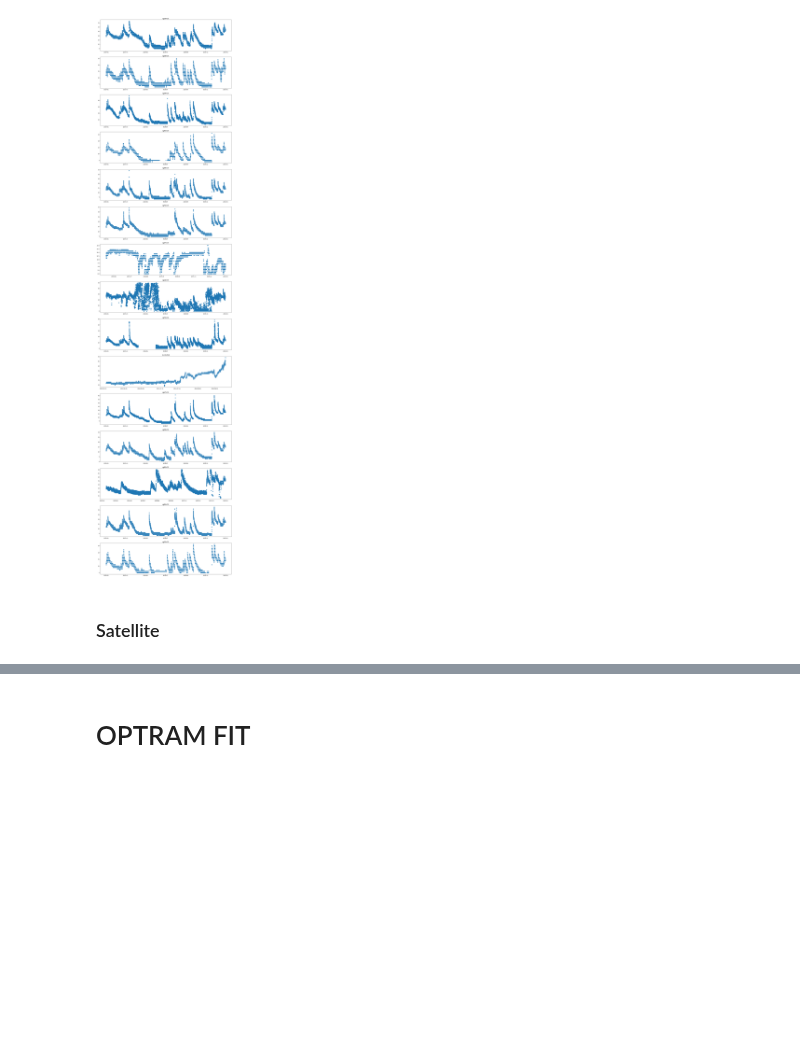
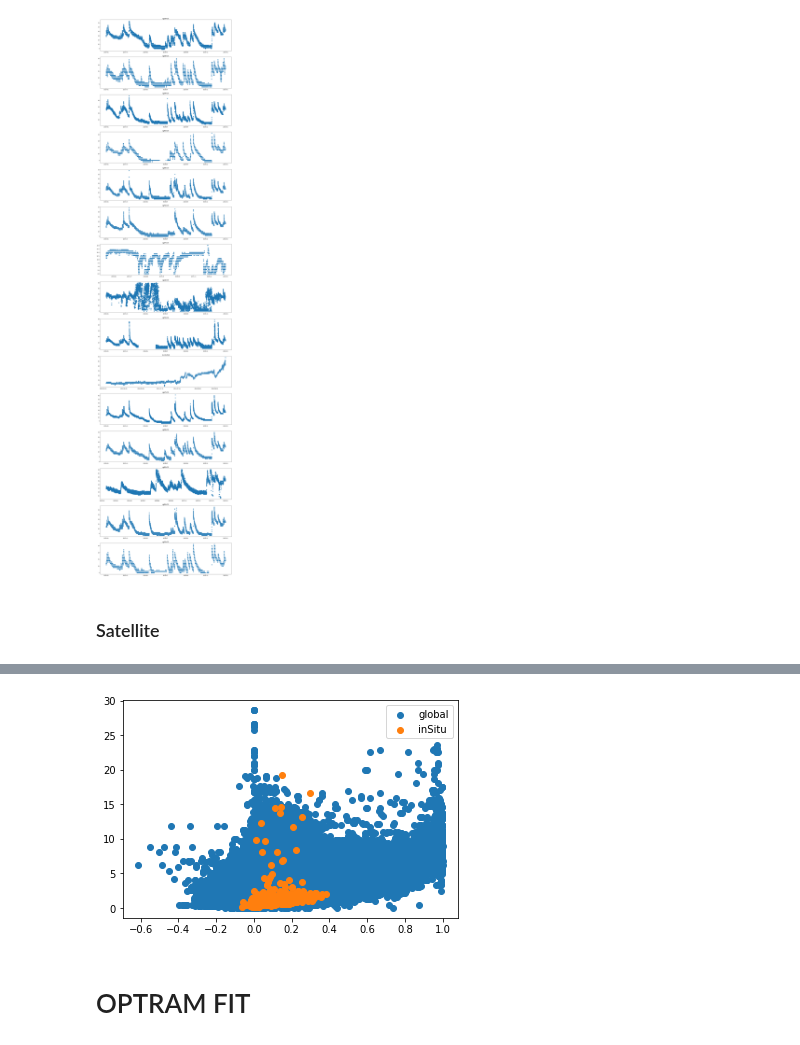
Before and after one commit to VicenteYago/OPTRAM, a Jupyter notebook: OPTRAM.ipynb, the cells around one changed output, grey strips where cells are left out. Cells and saved outputs as stored; diff of their text form; code cells hidden in the pictures; blank space fills up the shorter version.

Commit message:
parallelization hard core done. Now I have BIG problems plotting the dDATA

```diff
--- a/OPTRAM.ipynb
+++ b/OPTRAM.ipynb
@@ -463,0 +380,19 @@ inSitu_df = pd.concat([pd.concat(values) for key,values in inSitu_obs_dict.items
+# %%
+# ----------------------------------PRECALCULATED for speedup
+
+if False :
+    print('[%s] : ------- PRECOMPUTING  -------\n' % (datetime.datetime.now().strftime("%Y/%m/%d %H:%M:%S")))
+    boa_dummy  = rs.open(BASE_DIR_BOA + boa_files[0])
+    utm_x, utm_y =  get_px_coords_from_raster(boa_dummy)
+
+    haversine_dists = get_distances_pxs_to_sensor(boa_dummy = boa_dummy,
+                                                  sensors_coords = sensors_coords,
+                                                  utm_x = utm_x,
+                                                  utm_y = utm_y)
+    print('[%s] : ----- PRECOMPUTING DONE -----\n' % (datetime.datetime.now().strftime("%Y/%m/%d %H:%M:%S")))
+
+    with open('./haversine_dists.pkl', 'wb') as f:
+        pickle.dump(haversine_dists, f)
+
+with open('./haversine_dists.pkl', 'rb') as f:
+    haversine_dists = pickle.load(f)
@@ -463,0 +449,3 @@ inSitu_df = pd.concat([pd.concat(values) for key,values in inSitu_obs_dict.items
+# %%
+ddf = dd.read_parquet(BASE_DIR_SAT_IMG_DF+"*", engine='fastparquet')
+print(ddf)
@@ -463,0 +524,3 @@ inSitu_df = pd.concat([pd.concat(values) for key,values in inSitu_obs_dict.items
+# %%
+df_global = ddf[["str", "ndvi"]].compute()
+df_global
@@ -464,9 +541,12 @@ inSitu_df = pd.concat([pd.concat(values) for key,values in inSitu_obs_dict.items
+# %%
+df_global_sliced = df_global[1:10000000] # problems plotting huge amount
 # %%
-# TODO contour plot lines needed for clarity
-plt.scatter(global_df.loc[:,'ndvi'], global_df.loc[:,'str'])
-plt.scatter(inSitu_df.loc[:,'ndvi'], inSitu_df.loc[:,'str'], label = 'inSitu')
+plt.scatter(df_global_sliced.loc[:,'ndvi'], df_global_sliced.loc[:,'str'], label = "global")
+plt.scatter(inSitu_dfs_global.loc[:,'ndvi'], inSitu_dfs_global.loc[:,'str'], label = 'inSitu')
 plt.legend()
 plt.show()
+# %% [output]
+[figure, added]
 # %% [markdown]
 # OPTRAM FIT
 # %%
```
Also changed, not shown: parts of 16 cells of this notebook, 1 other file.
